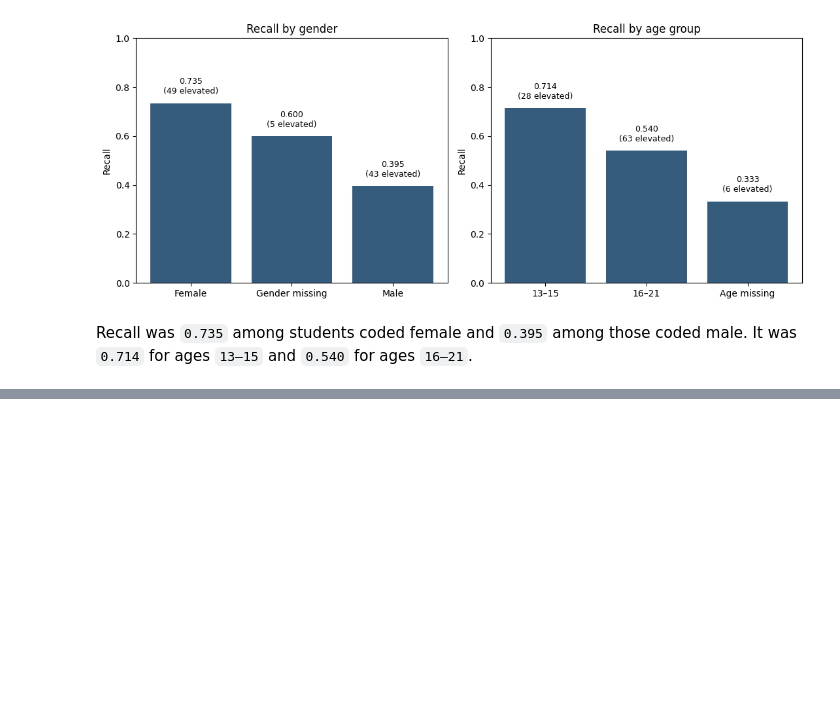
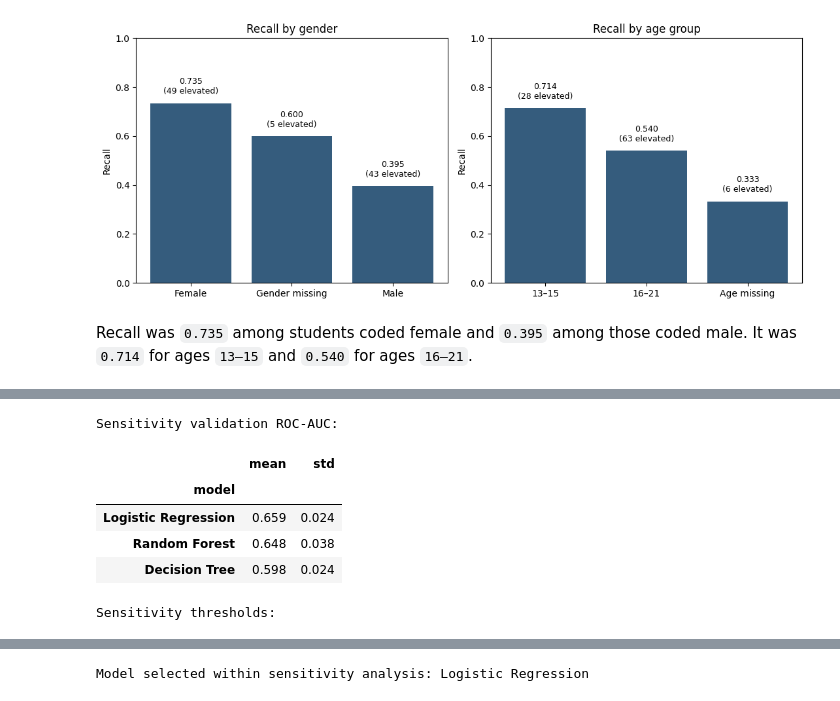
Before and after one commit to N-umwali/SchoolCare-Screening-Priority, a Jupyter notebook: student_screening.ipynb, the cells around one changed output, grey strips where cells are left out. Drawn from its saved outputs; the diff is of its cells as text; code cells hidden in the pictures; blank space fills up the shorter version.

```diff
--- a/student_screening.ipynb
+++ b/student_screening.ipynb
@@ -1553,0 +1616,77 @@ Recall was `0.735` among students coded female and `0.395` among those coded mal
+# %%
+# Reuse the original settings and validation method on the reduced data.
+sensitivity_folds = list(cv.split(
+    X_train_s, y_train_s, groups_train_s
+))
+
+sensitivity_fold_rows = []
+sensitivity_oof = {}
+
+for name, estimator in models.items():
+    probabilities = np.full(len(y_train_s), np.nan)
+
+    for fold_number, (fit_idx, val_idx) in enumerate(
+        sensitivity_folds, start=1
+    ):
+        pipeline = Pipeline([
+            ("prepare", clone(preprocessor)),
+            ("model", clone(estimator))
+        ])
+        pipeline.fit(
+            X_train_s.iloc[fit_idx],
+            y_train_s.iloc[fit_idx]
+        )
+
+        prob = pipeline.predict_proba(
+            X_train_s.iloc[val_idx]
+        )[:, 1]
+        probabilities[val_idx] = prob
+
+        sensitivity_fold_rows.append({
+            "model": name,
+            "fold": fold_number,
+            "roc_auc": roc_auc_score(
+                y_train_s.iloc[val_idx], prob
+            )
+        })
+
+    assert not np.isnan(probabilities).any()
+    sensitivity_oof[name] = probabilities
+
+sensitivity_fold_results = pd.DataFrame(sensitivity_fold_rows)
+sensitivity_validation = sensitivity_fold_results.groupby(
+    "model"
+)["roc_auc"].agg(["mean", "std"]).sort_values(
+    "mean", ascending=False
+)
+
+sensitivity_thresholds = {}
+actual_s = y_train_s.to_numpy()
+
+for name, prob in sensitivity_oof.items():
+    valid = [
+        value for value in np.unique(prob)
+        if recall_score(actual_s, prob >= value) >= 0.60
+    ]
+    sensitivity_thresholds[name] = float(max(valid))
+
+print("Sensitivity validation ROC-AUC:")
+display(sensitivity_validation.round(3))
+print("Sensitivity thresholds:")
+display(pd.Series(
+    sensitivity_thresholds, name="threshold"
+).to_frame().round(4))
+print("Model selected within sensitivity analysis:",
+      sensitivity_validation.index[0])
+
+sensitivity_validation.to_csv(
+    REPORTS / "step7_validation.csv"
+)
+# %% [output]
+Sensitivity validation ROC-AUC:
+|  | mean | std |
+| model |  |  |
+| Logistic Regression | 0.659 | 0.024 |
+| Random Forest | 0.648 | 0.038 |
+| Decision Tree | 0.598 | 0.024 |
+Sensitivity thresholds:
@@ -1553,0 +1697 @@ Recall was `0.735` among students coded female and `0.395` among those coded mal
+Model selected within sensitivity analysis: Logistic Regression
```
Also changed, not shown: parts of 10 cells of this notebook.
